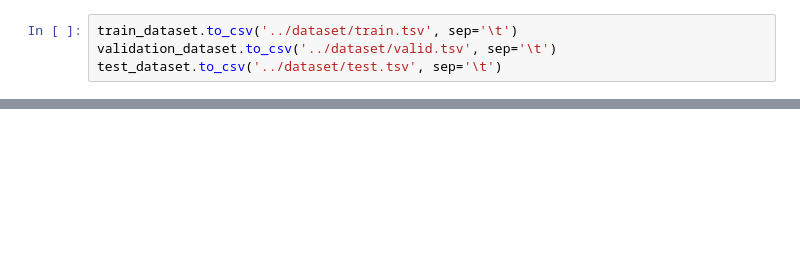
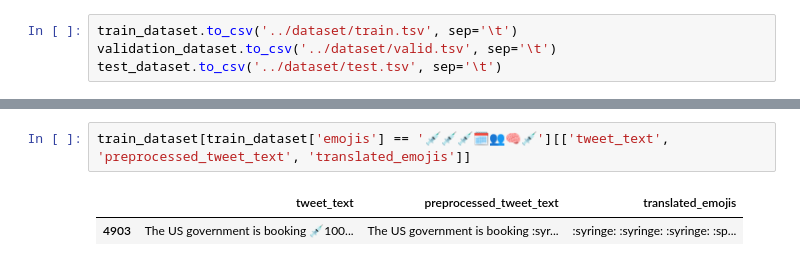
Before and after one commit to andabuinoschi/RN4NLP, a Jupyter notebook: preprocessing/Extract_emoji_symbols.ipynb, the cells around one changed output, grey strips where cells are left out. Drawn from its saved outputs; the diff is of its cells as text; blank space fills up the shorter version.

```diff
--- a/preprocessing/Extract_emoji_symbols.ipynb
+++ b/preprocessing/Extract_emoji_symbols.ipynb
@@ -48,0 +135,5 @@ test_dataset.to_csv('../dataset/test.tsv', sep='\t')
+# %%
+train_dataset[train_dataset['emojis'] == '💉💉💉🗓👥🧠💉'][['tweet_text', 'preprocessed_tweet_text', 'translated_emojis']]
+# %% [output]
+|  | tweet_text | preprocessed_tweet_text | translated_emojis |
+| 4903 | The US government is booking 💉100... | The US government is booking :syr... | :syringe: :syringe: :syringe: :sp... |
```
Also changed, not shown: parts of 19 cells of this notebook, 3 other files.
